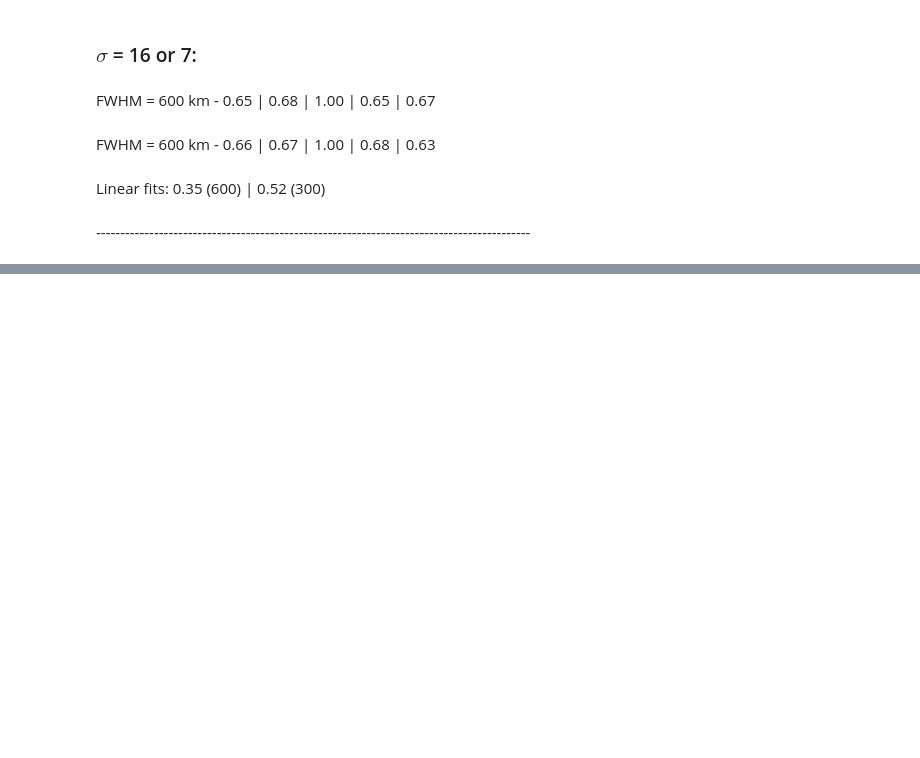
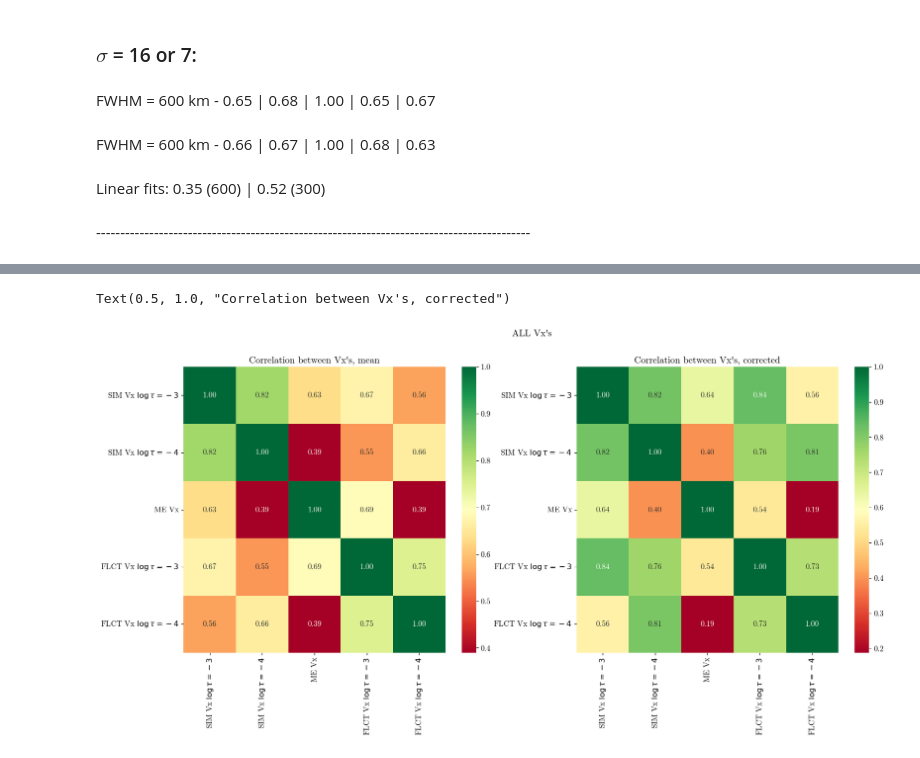
Before and after one commit to TheodoreKostic/Tracking_features, a Jupyter notebook: FirstPaper/MilneEddington_Bz_tracking.ipynb, the cells around one changed output, grey strips where cells are left out. Cells and saved outputs as stored; diff of their text form; code cells hidden in the pictures; blank space fills up the shorter version.

```diff
--- a/FirstPaper/MilneEddington_Bz_tracking.ipynb
+++ b/FirstPaper/MilneEddington_Bz_tracking.ipynb
@@ -518,0 +588,5 @@ Linear fits: 0.35 (600) | 0.52 (300)
+# %%
+Vx_Bz3_mean = temporal_avg(Vx_Bz3, 0, 90)
+Vy_Bz3_mean = temporal_avg(Vy_Bz3, 0, 90)
+#Vx_Bz1_mean = Vx_Bz1_mean[::2,::2]
+#Vy_Bz1_mean = Vy_Bz1_mean[::2,::2]
@@ -518,0 +612,25 @@ Linear fits: 0.35 (600) | 0.52 (300)
+# %%
+correlation_matrix = np.corrcoef([Vxm3_filtered600[:,:].ravel(), Vxm4_filtered600[:,:].ravel(),
+                     Vx_BzFeI_mean[:,:].ravel(), Vx_Bz3_mean[:,:].ravel(),
+                     Vx_Bz4_mean[:,:].ravel()])
+fig = plt.figure(figsize = (20,8))
+fig.suptitle("ALL Vx\'s")
+ax1 = fig.add_subplot(121)
+sns.heatmap(correlation_matrix, annot=True, fmt=".2f", cmap='RdYlGn',
+            xticklabels=['SIM Vx $\log\\tau = -3$', 'SIM Vx $\log\\tau = -4$', 'ME Vx', 'FLCT Vx $\log\\tau = -3$', 'FLCT Vx $\log\\tau = -4$'],
+            yticklabels=['SIM Vx $\log\\tau = -3$', 'SIM Vx $\log\\tau = -4$', 'ME Vx', 'FLCT Vx $\log\\tau = -3$', 'FLCT Vx $\log\\tau = -4$'])
+plt.title("Correlation between Vx\'s, mean")
+
+correlation_matrix = np.corrcoef([Vxm3_filtered600[:,:].ravel(), Vxm4_filtered600[:,:].ravel(),
+                     Vx_BzFeI_cor[:,:].ravel(), Vx_Bz3_cor[:,:].ravel(),
+                     Vx_Bz4_cor[:,:].ravel()])
+
+ax2 = fig.add_subplot(122)
+sns.heatmap(correlation_matrix, annot=True, fmt=".2f", cmap='RdYlGn',
+            xticklabels=['SIM Vx $\log\\tau = -3$', 'SIM Vx $\log\\tau = -4$', 'ME Vx', 'FLCT Vx $\log\\tau = -3$', 'FLCT Vx $\log\\tau = -4$'],
+            yticklabels=['SIM Vx $\log\\tau = -3$', 'SIM Vx $\log\\tau = -4$', 'ME Vx', 'FLCT Vx $\log\\tau = -3$', 'FLCT Vx $\log\\tau = -4$'])
+plt.title("Correlation between Vx\'s, corrected")
+#plt.savefig("Correlatio_0_MgvsFe.png", dpi = 70)
+# %% [output]
+Text(0.5, 1.0, "Correlation between Vx's, corrected")
+[figure, added]
```
Also changed, not shown: parts of 27 cells of this notebook.
